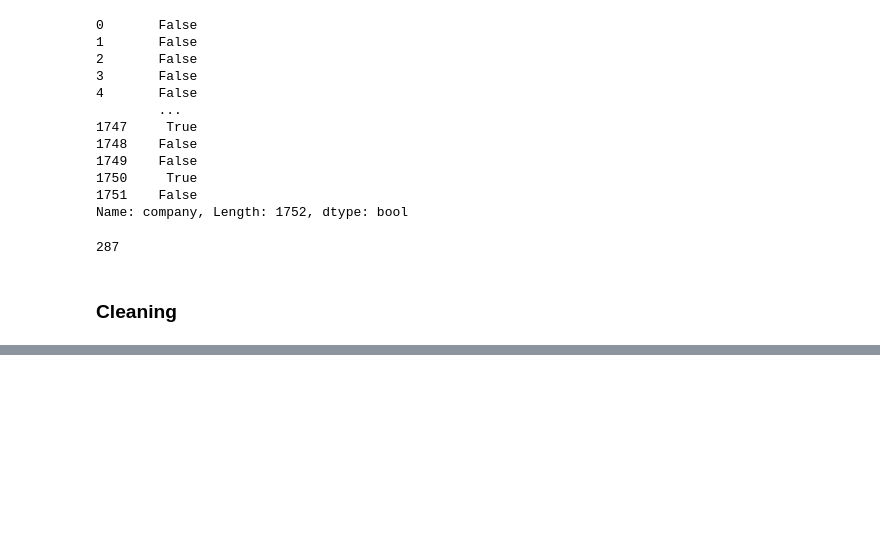
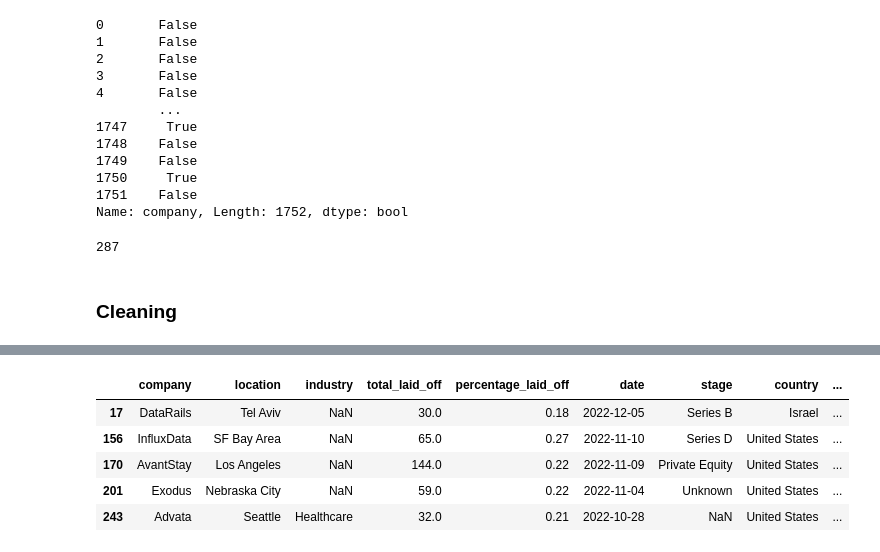
Before and after one commit to aldonahue/Layoffs-Influence-on-Tech-Recruiting-, a Jupyter notebook: Cleaning.ipynb, the cells around one changed output, grey strips where cells are left out. Saved outputs shown, nothing was run; the diff lists cells and outputs as text; code cells hidden in the pictures; blank space fills up the shorter version.

```diff
--- a/Cleaning.ipynb
+++ b/Cleaning.ipynb
@@ -167,0 +199,3 @@ layoffs["company"].duplicated().sum()
+# %%
+#Removing duplicates
+layoffs[layoffs.duplicated()]=layoffs.drop_duplicates()
@@ -167,0 +226,3 @@ layoffs["company"].duplicated().sum()
+# %%
+layoffs=layoffs.dropna(subset=['total_laid_off'])
+layoffs.isnull().sum()
@@ -168,2 +240,14 @@ layoffs["company"].duplicated().sum()
+# %%
+# Checks for missing values in columns: industry and stage
+layoffs[layoffs['industry'].isnull() |
+          layoffs['stage'].isnull()
+         ]
+# %% [output]
+|  | company | location | industry | total_laid_off | percentage_laid_off | date | stage | country | ... |
+| 17 | DataRails | Tel Aviv | NaN | 30.0 | 0.18 | 2022-12-05 | Series B | Israel | ... |
+| 156 | InfluxData | SF Bay Area | NaN | 65.0 | 0.27 | 2022-11-10 | Series D | United States | ... |
+| 170 | AvantStay | Los Angeles | NaN | 144.0 | 0.22 | 2022-11-09 | Private Equity | United States | ... |
+| 201 | Exodus | Nebraska City | NaN | 59.0 | 0.22 | 2022-11-04 | Unknown | United States | ... |
+| 243 | Advata | Seattle | Healthcare | 32.0 | 0.21 | 2022-10-28 | NaN | United States | ... |
 # %%
 #layoffs.dtypes
```
Also changed, not shown: parts of 13 cells of this notebook.
